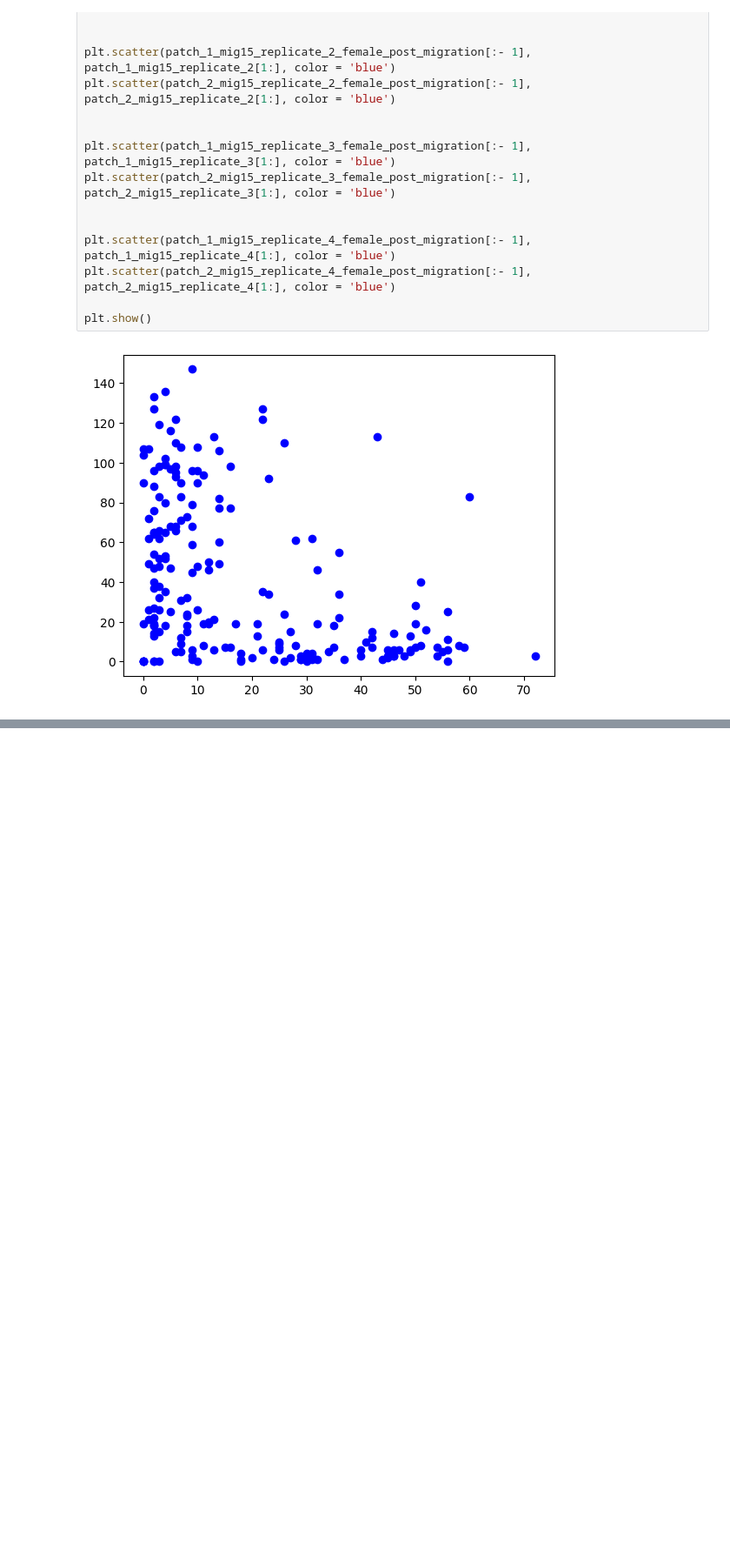
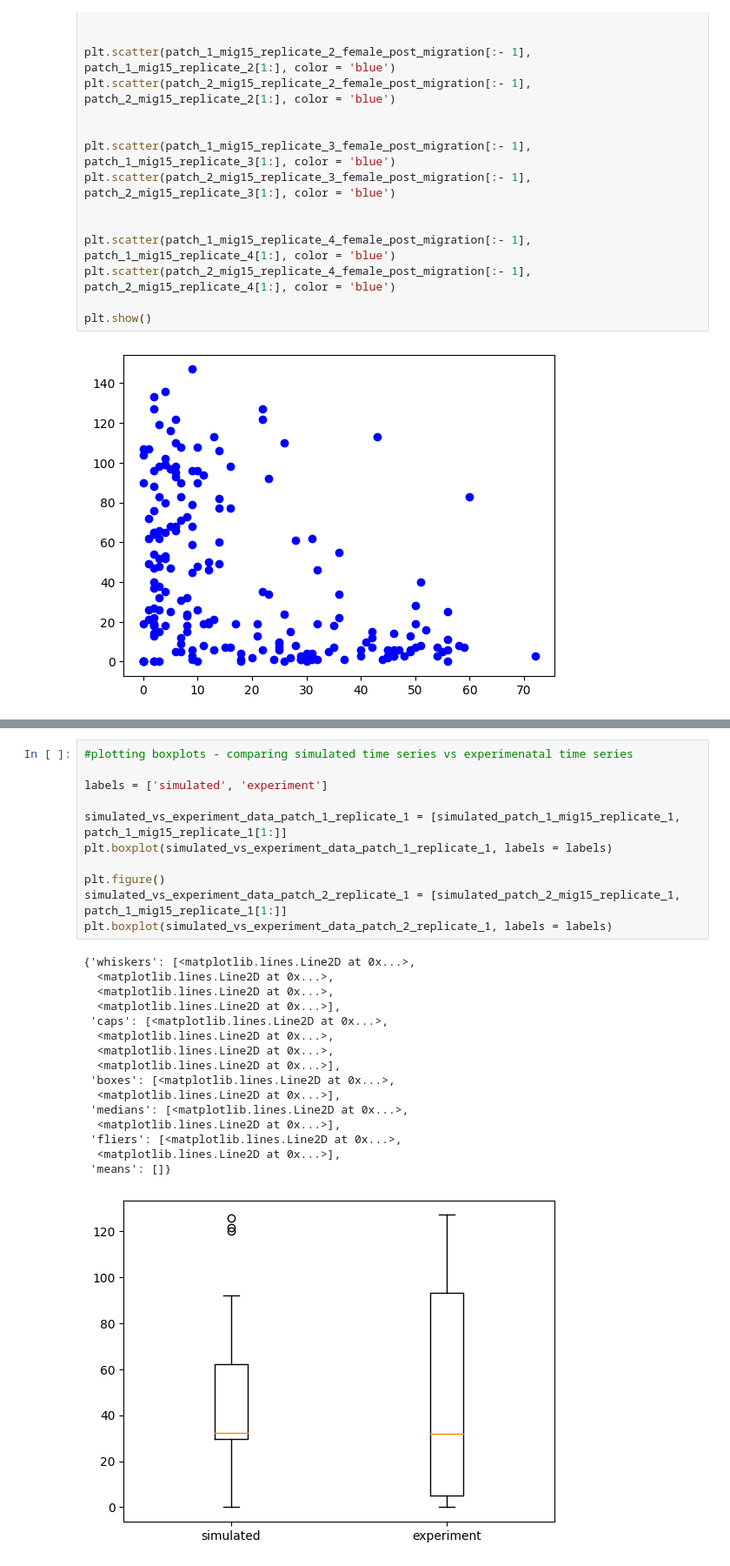
Before and after one commit to Akilan-R/Dros_MetaPop_Dynamics, a Jupyter notebook: adult_adult_recursion_scatter_plot_from_datasets.ipynb, the cells around one changed output, grey strips where cells are left out. Shown at 87% size. Cells and saved outputs as stored; diff of their text form; blank space fills up the shorter version.

```diff
--- a/adult_adult_recursion_scatter_plot_from_datasets.ipynb
+++ b/adult_adult_recursion_scatter_plot_from_datasets.ipynb
@@ -75,0 +245,28 @@ plt.show()
+# %%
+#plotting boxplots - comparing simulated time series vs experimenatal time series
+
+labels = ['simulated', 'experiment']
+
+simulated_vs_experiment_data_patch_1_replicate_1 = [simulated_patch_1_mig15_replicate_1, patch_1_mig15_replicate_1[1:]]
+plt.boxplot(simulated_vs_experiment_data_patch_1_replicate_1, labels = labels)
+
+plt.figure()
+simulated_vs_experiment_data_patch_2_replicate_1 = [simulated_patch_2_mig15_replicate_1,  patch_1_mig15_replicate_1[1:]]
+plt.boxplot(simulated_vs_experiment_data_patch_2_replicate_1, labels = labels)
+# %% [output]
+{'whiskers': [<matplotlib.lines.Line2D at 0x...>,
+  <matplotlib.lines.Line2D at 0x...>,
+  <matplotlib.lines.Line2D at 0x...>,
+  <matplotlib.lines.Line2D at 0x...>],
+ 'caps': [<matplotlib.lines.Line2D at 0x...>,
+  <matplotlib.lines.Line2D at 0x...>,
+  <matplotlib.lines.Line2D at 0x...>,
+  <matplotlib.lines.Line2D at 0x...>],
+ 'boxes': [<matplotlib.lines.Line2D at 0x...>,
+  <matplotlib.lines.Line2D at 0x...>],
+ 'medians': [<matplotlib.lines.Line2D at 0x...>,
+  <matplotlib.lines.Line2D at 0x...>],
+ 'fliers': [<matplotlib.lines.Line2D at 0x...>,
+  <matplotlib.lines.Line2D at 0x...>],
+ 'means': []}
+[figure, added]
```
Also changed, not shown: parts of 11 cells of this notebook, 1 other file.
